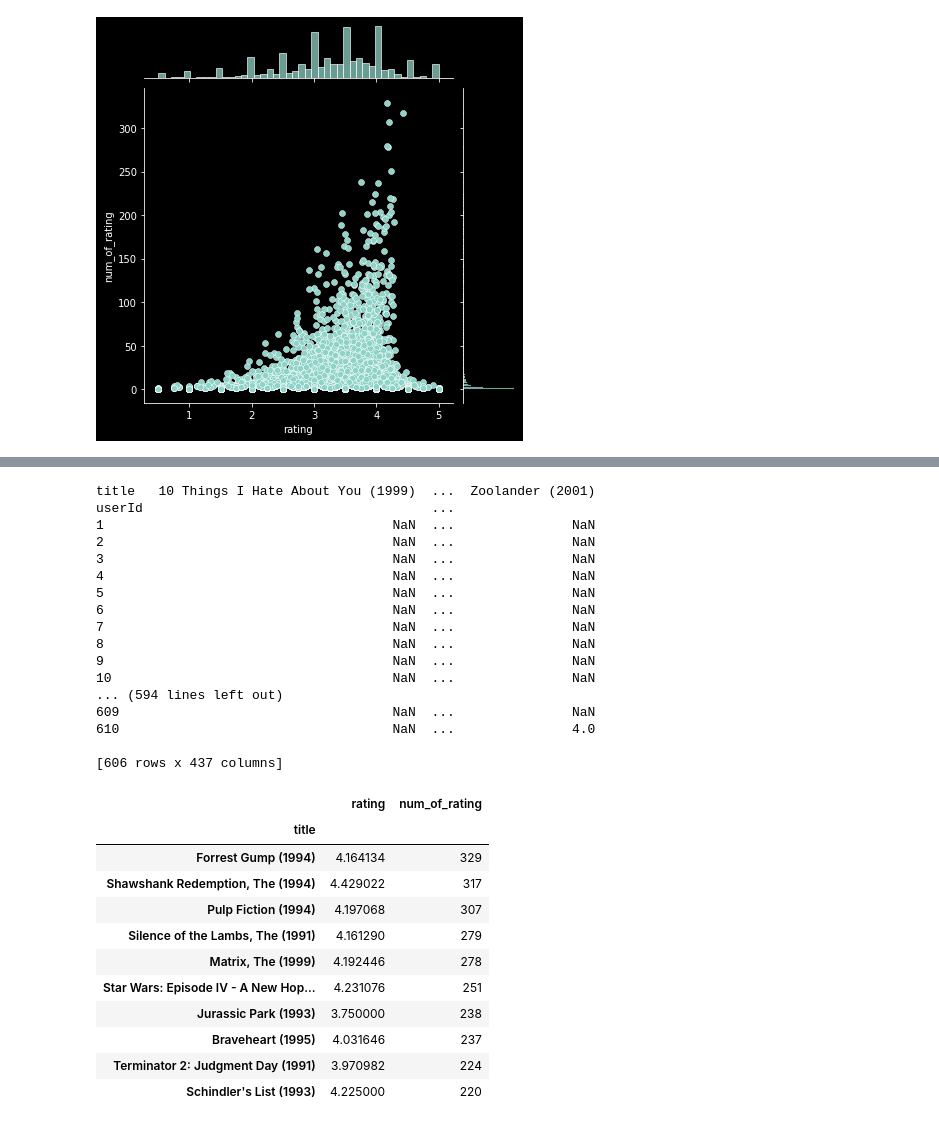
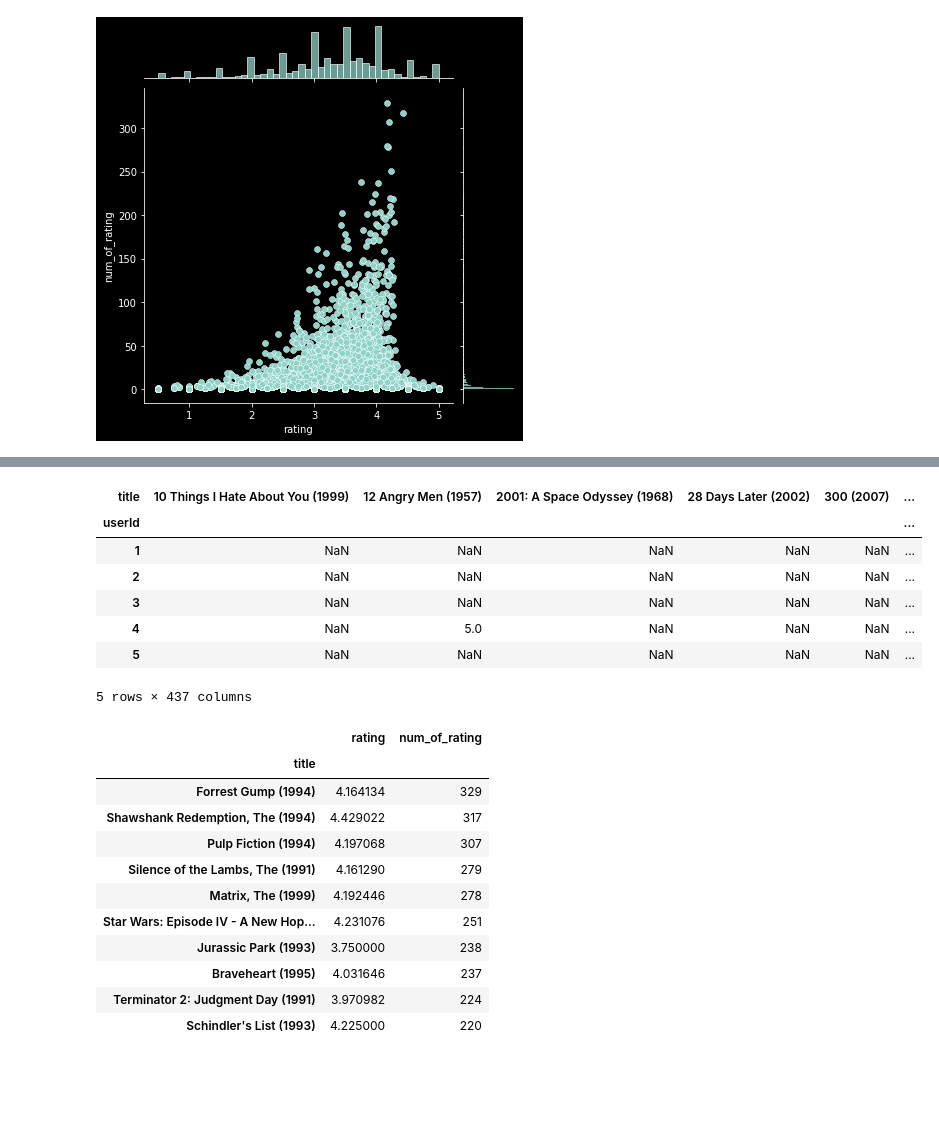
Before and after one commit to sku1978/sk-share-repo, a Jupyter notebook: ML/Recommender-System/Simple Recommender System.ipynb, the cells around one changed output, grey strips where cells are left out. Cells and saved outputs as stored; diff of their text form; code cells hidden in the pictures; blank space fills up the shorter version.

```diff
--- a/ML/Recommender-System/Simple Recommender System.ipynb
+++ b/ML/Recommender-System/Simple Recommender System.ipynb
@@ -164,25 +154,16 @@ df_filtered=df.merge(df_movie[(df_movie['num_of_rating']>50)]['num_of_rating'],o
 # %%
 moviemat=df_filtered.pivot_table(index='userId', columns='title', values='rating')
 # %%
-moviemat
+moviemat.head()
 # %% [output]
+| title | 10 Things I Hate About You (1999) | 12 Angry Men (1957) | 2001: A Space Odyssey (1968) | 28 Days Later (2002) | 300 (2007) | ... |
+| userId |  |  |  |  |  | ... |
+| 1 | NaN | NaN | NaN | NaN | NaN | ... |
+| 2 | NaN | NaN | NaN | NaN | NaN | ... |
+| 3 | NaN | NaN | NaN | NaN | NaN | ... |
+| 4 | NaN | 5.0 | NaN | NaN | NaN | ... |
+| 5 | NaN | NaN | NaN | NaN | NaN | ... |
-title   10 Things I Hate About You (1999)  ...  Zoolander (2001)
-userId                                     ...
-1                                     NaN  ...               NaN
-2                                     NaN  ...               NaN
-3                                     NaN  ...               NaN
-4                                     NaN  ...               NaN
-5                                     NaN  ...               NaN
-6                                     NaN  ...               NaN
-7                                     NaN  ...               NaN
-8                                     NaN  ...               NaN
-9                                     NaN  ...               NaN
-10                                    NaN  ...               NaN
-... (594 lines left out)
-609                                   NaN  ...               NaN
-610                                   NaN  ...               4.0
-
-[606 rows x 437 columns]
+5 rows × 437 columns
 # %%
 #get a list of highest watched movies to test
 df_movie.sort_values('num_of_rating', ascending=False).head(10)
```
Also changed, not shown: parts of 5 cells of this notebook.
